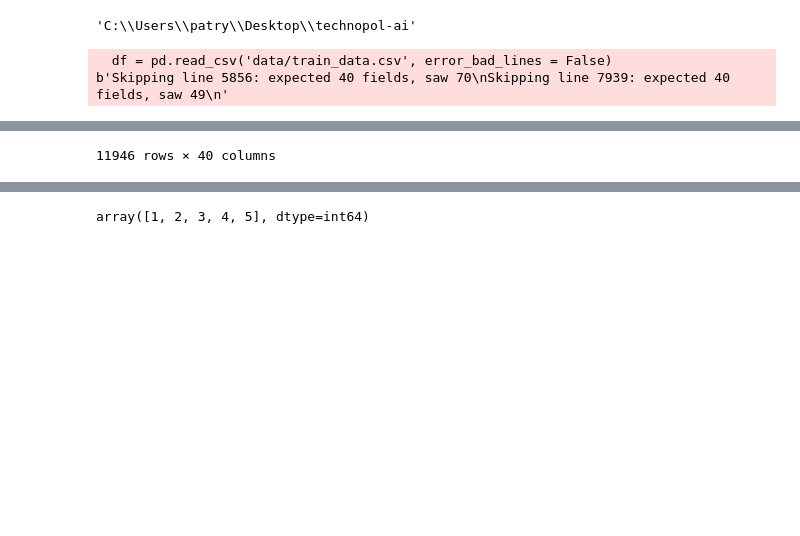
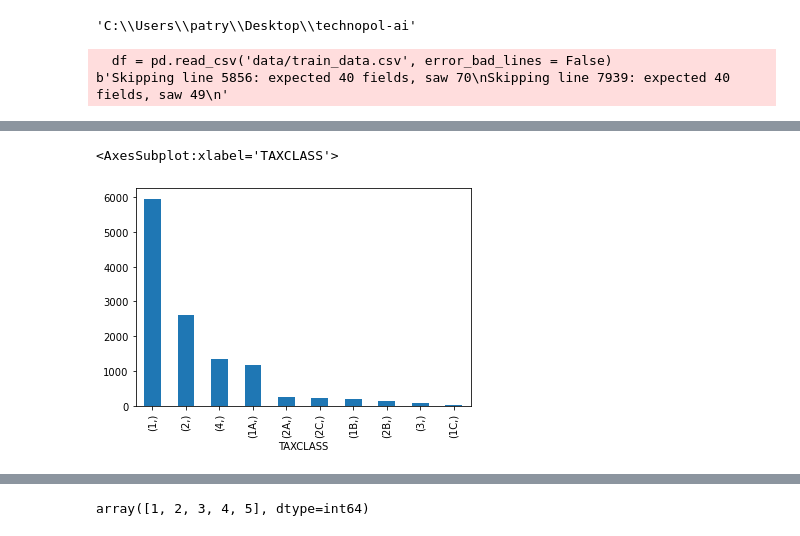
Before and after one commit to mpfmorawski/technopol-ai, a Jupyter notebook: coefficient.ipynb, the cells around one changed output, grey strips where cells are left out. Saved outputs shown, nothing was run; the diff lists cells and outputs as text; code cells hidden in the pictures; blank space fills up the shorter version.

```diff
--- a/coefficient.ipynb
+++ b/coefficient.ipynb
@@ -11,5 +11,5 @@ df = pd.read_csv('data/train_data.csv', error_bad_lines = False)
   df = pd.read_csv('data/train_data.csv', error_bad_lines = False)
 b'Skipping line 5856: expected 40 fields, saw 70\nSkipping line 7939: expected 40 fields, saw 49\n'
 # %%
-df
+df[['TAXCLASS']].value_counts().plot(kind='bar')
 # %% [output]
@@ -28 +16,2 @@ df
-11946 rows × 40 columns
+<AxesSubplot:xlabel='TAXCLASS'>
+[figure, added]
```
Also changed, not shown: parts of 45 cells of this notebook, 4 other files.
